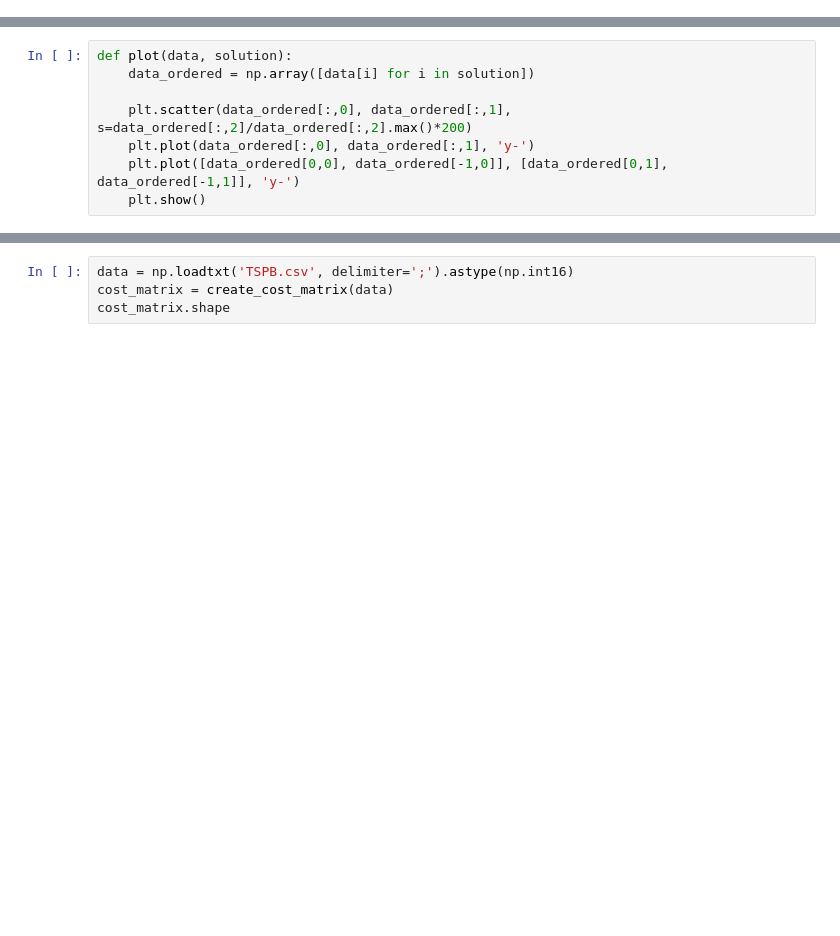
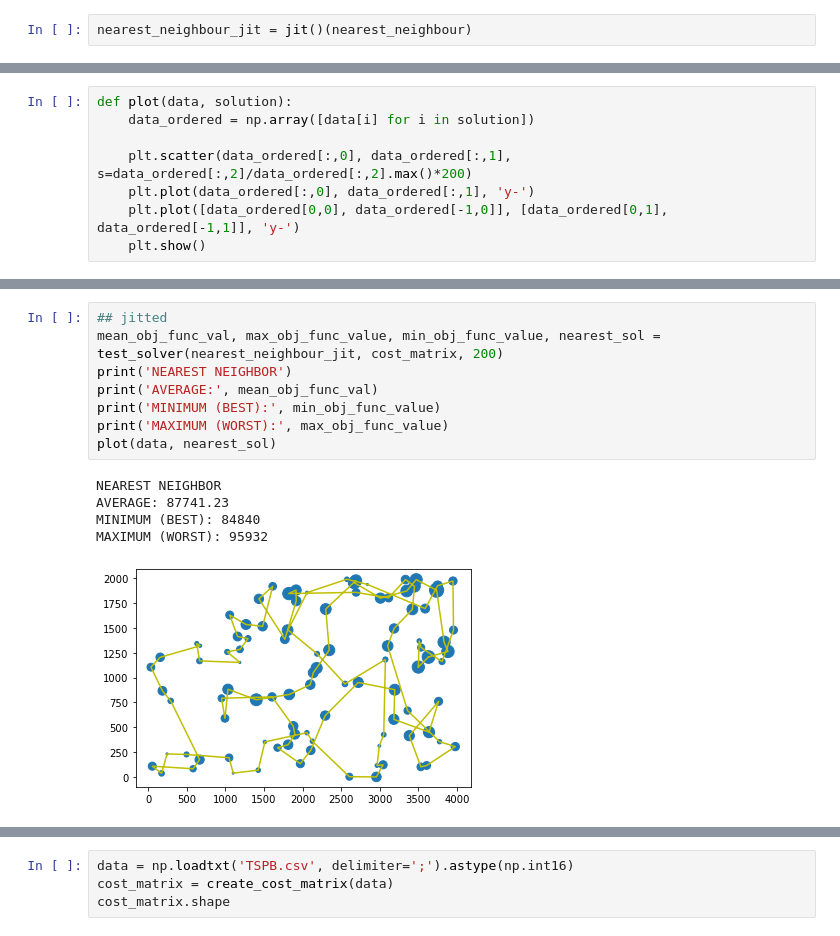
Before and after one commit to HubertRadom/EvolutionaryComputation, a Jupyter notebook: lab1/lab1.ipynb, the cells around one changed output, grey strips where cells are left out. Drawn from its saved outputs; the diff is of its cells as text; blank space fills up the shorter version.

```diff
--- a/lab1/lab1.ipynb
+++ b/lab1/lab1.ipynb
@@ -128,0 +135,2 @@ print(calculate_objective_function(solution, cost_matrix))
+# %%
+nearest_neighbour_jit = jit()(nearest_neighbour)
@@ -197,3 +207,17 @@ MAXIMUM (WORST): 95932
+# %%
+## jitted
+mean_obj_func_val, max_obj_func_value, min_obj_func_value, nearest_sol = test_solver(nearest_neighbour_jit, cost_matrix, 200)
+print('NEAREST NEIGHBOR')
+print('AVERAGE:', mean_obj_func_val)
+print('MINIMUM (BEST):', min_obj_func_value)
+print('MAXIMUM (WORST):', max_obj_func_value)
+plot(data, nearest_sol)
+# %% [output]
+NEAREST NEIGHBOR
+AVERAGE: 87741.23
+MINIMUM (BEST): 84840
+MAXIMUM (WORST): 95932
+[figure, added]
 # %%
 mean_obj_func_val, max_obj_func_value, min_obj_func_value, greedy_sol = test_solver(greedy_cycle, cost_matrix, 200)
 print('GREEDY CYCLE')
```
Also changed, not shown: parts of 24 cells of this notebook.
